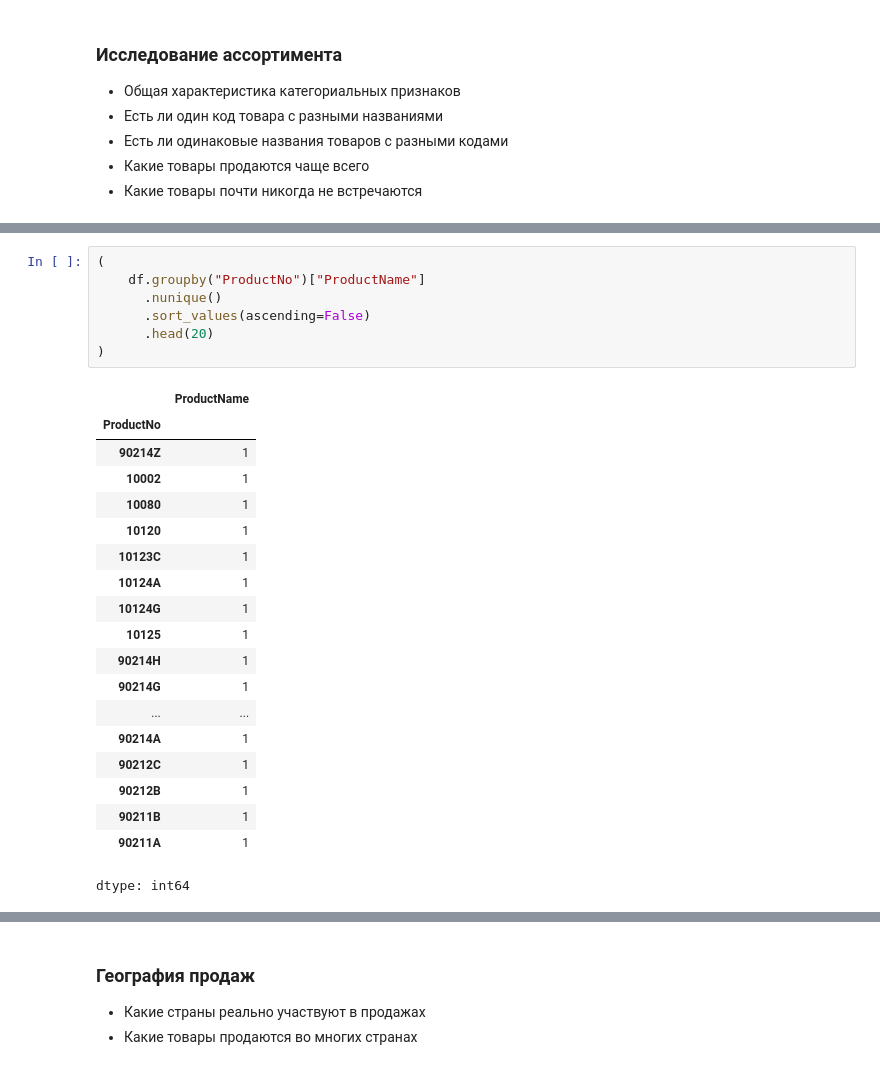
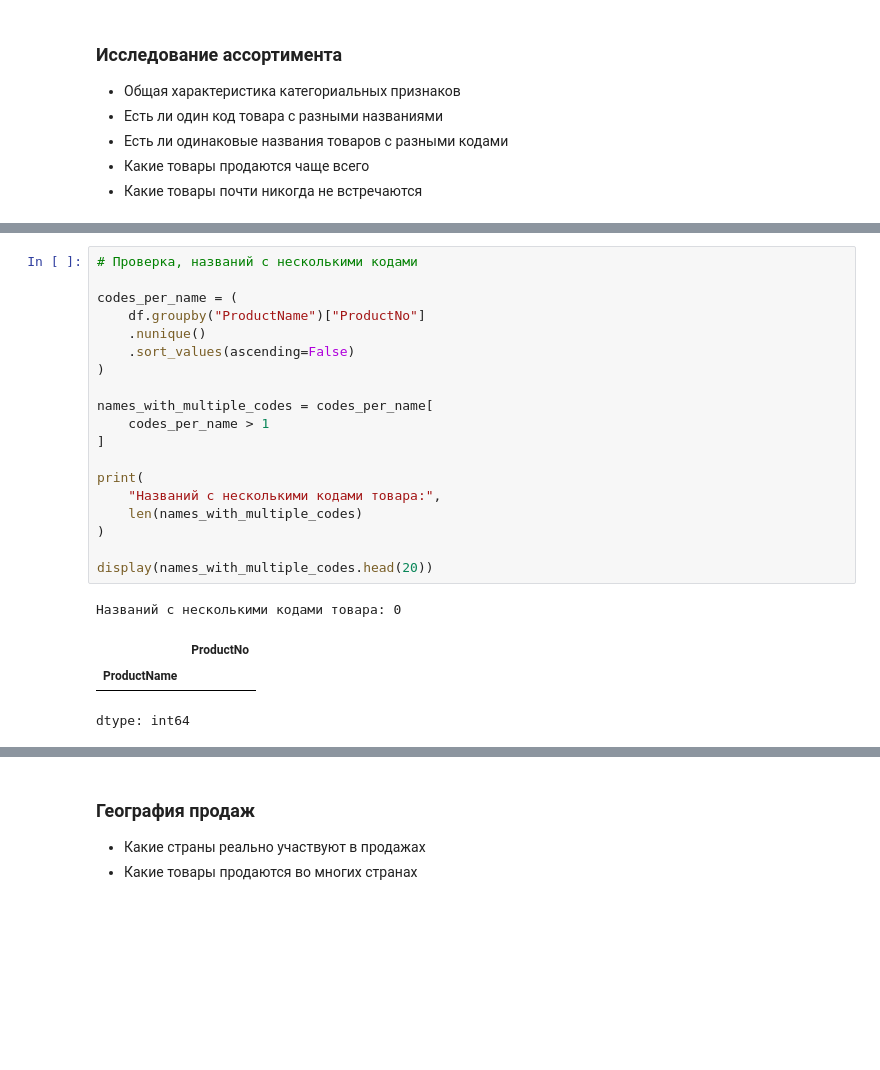
Before and after one commit to dazzens/dazzens, a Jupyter notebook: EDA_проект.ipynb, the cells around one changed output, grey strips where cells are left out. Drawn from its saved outputs; the diff is of its cells as text; blank space fills up the shorter version.

```diff
--- a/EDA_проект.ipynb
+++ b/EDA_проект.ipynb
@@ -1025,27 +1091,24 @@ dtype: int64
 # %%
-(
-    df.groupby("ProductNo")["ProductName"]
-      .nunique()
-      .sort_values(ascending=False)
-      .head(20)
+# Проверка, названий с несколькими кодами
+
+codes_per_name = (
+    df.groupby("ProductName")["ProductNo"]
+    .nunique()
+    .sort_values(ascending=False)
 )
+
+names_with_multiple_codes = codes_per_name[
+    codes_per_name > 1
+]
+
+print(
+    "Названий с несколькими кодами товара:",
+    len(names_with_multiple_codes)
+)
+
+display(names_with_multiple_codes.head(20))
 # %% [output]
+Названий с несколькими кодами товара: 0
-|  | ProductName |
-| ProductNo |  |
-| 90214Z | 1 |
-| 10002 | 1 |
-| 10080 | 1 |
-| 10120 | 1 |
-| 10123C | 1 |
-| 10124A | 1 |
-| 10124G | 1 |
-| 10125 | 1 |
-| 90214H | 1 |
-| 90214G | 1 |
-| ... | ... |
-| 90214A | 1 |
-| 90212C | 1 |
-| 90212B | 1 |
-| 90211B | 1 |
-| 90211A | 1 |
+|  | ProductNo |
+| ProductName |  |
-dtype: int64
+dtype: int64
```
Also changed, not shown: parts of 61 cells of this notebook.
